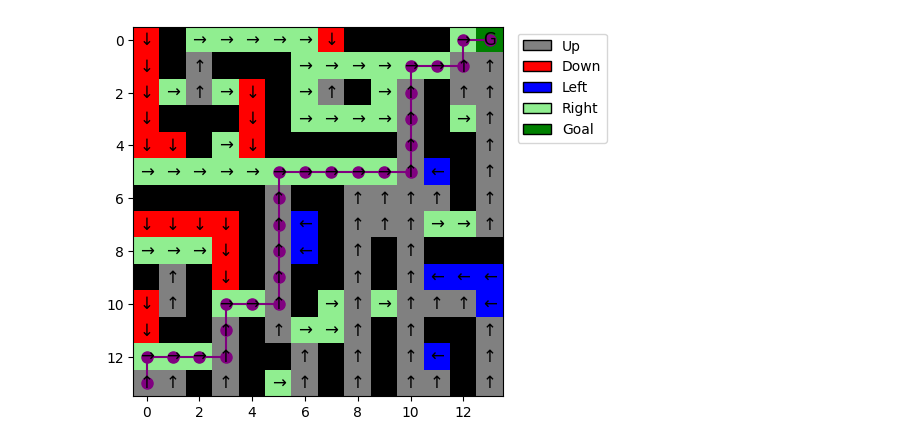
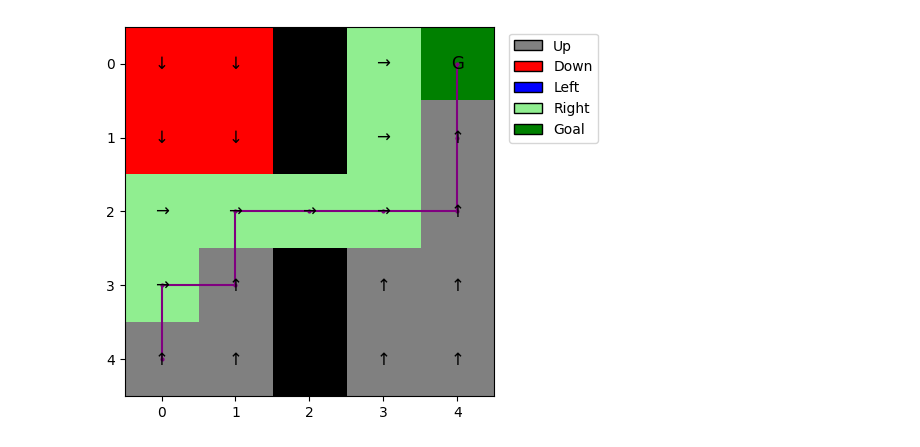
Before and after one commit to salvalago23/TFG_Salvador_Perez_GR, a Jupyter notebook: src/4_QLearning.ipynb, the cells around one changed output. Drawn from its saved outputs; the diff is of its cells as text; code cells hidden in the pictures.

Commit message:
Simplified the notebooks moving as many methods as possible inside the classes. Deleted plotting functions not needed outside plots.py

```diff
--- a/src/4_QLearning.ipynb
+++ b/src/4_QLearning.ipynb
@@ -17,0 +8,4 @@ Models loaded
+# %%
+shape="5x5"
+
+env = createNNEnv(shape)
@@ -18,31 +15,11 @@ Models loaded
 # %%
 # hyperparameters
 learning_rate = 0.02
-n_episodes = 20000
+n_episodes = 1000
+
 start_epsilon = 1.0
-epsilon_decay = start_epsilon / (n_episodes / 2)  # reduce the exploration over time
+epsilon_decay = start_epsilon/(n_episodes/2)  # reduce the exploration over time
 final_epsilon = 0.1
+discount_factor = 0.95
 
-agent = QLearningAgent(env=env, learning_rate=learning_rate, initial_epsilon=start_epsilon, epsilon_decay=epsilon_decay, final_epsilon=final_epsilon)
+agent = QLearningAgent(env, n_episodes, learning_rate, start_epsilon, epsilon_decay, final_epsilon, discount_factor)
-# %%
-env = gym.wrappers.RecordEpisodeStatistics(env, deque_size=n_episodes)
-
-for episode in tqdm(range(n_episodes)):
-    done = False
-    obs, _ = env.reset()
-    obs = tuple(obs)
-
-    # play one episode
-    while not done:
-        action = agent.get_action(obs)
-        next_obs, reward, terminated, _, _ = env.step(action)
-        next_obs = tuple(next_obs)
-
-        # update the agent
-        agent.update(obs, action, reward, terminated, next_obs)
-
-        # update if the environment is done and the current obs
-        done = terminated
-        obs = next_obs
-
-    agent.decay_epsilon()
@@ -77,0 +26,2 @@ plt.show()
+# %%
+agent.train()
@@ -78,8 +33,6 @@ plt.show()
 # %%
-# state values & policy with usable ace (ace counts as 11)
-state_value_dict, policy_dict = create_dicts_Qlearning(agent)
-value_grid, policy_grid, string_policy_grid = create_grids(state_value_dict, policy_dict, env)
+value_grid, policy_grid, string_policy_grid = create_grids(env, agent=agent)
 fig = plot_trajectory(string_policy_grid, env.unwrapped.start_pos)
 plt.show()
 # %% [output]
-[figure, old version]
+[figure, new version]
```
Also changed, not shown: parts of 6 cells of this notebook, 14 other files.
